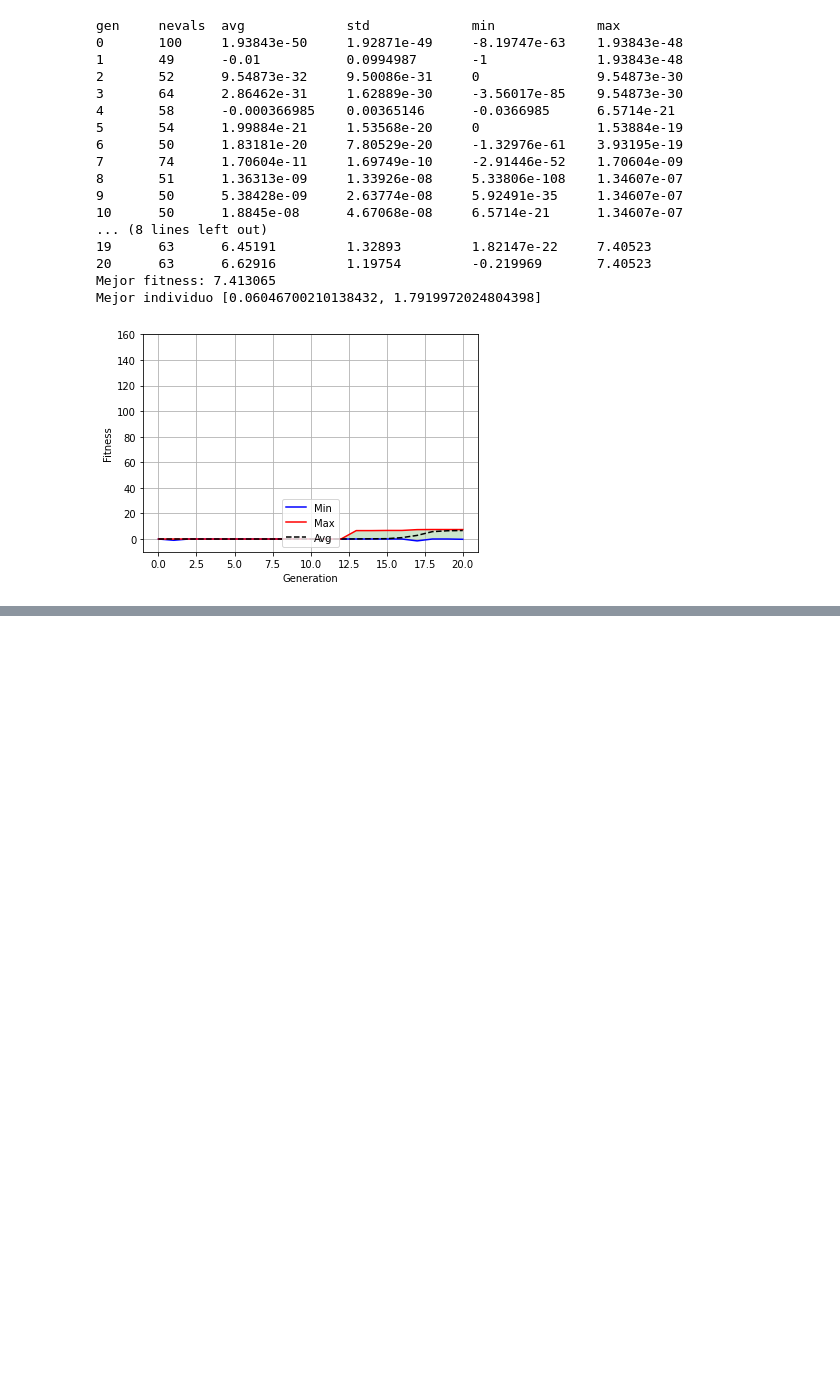
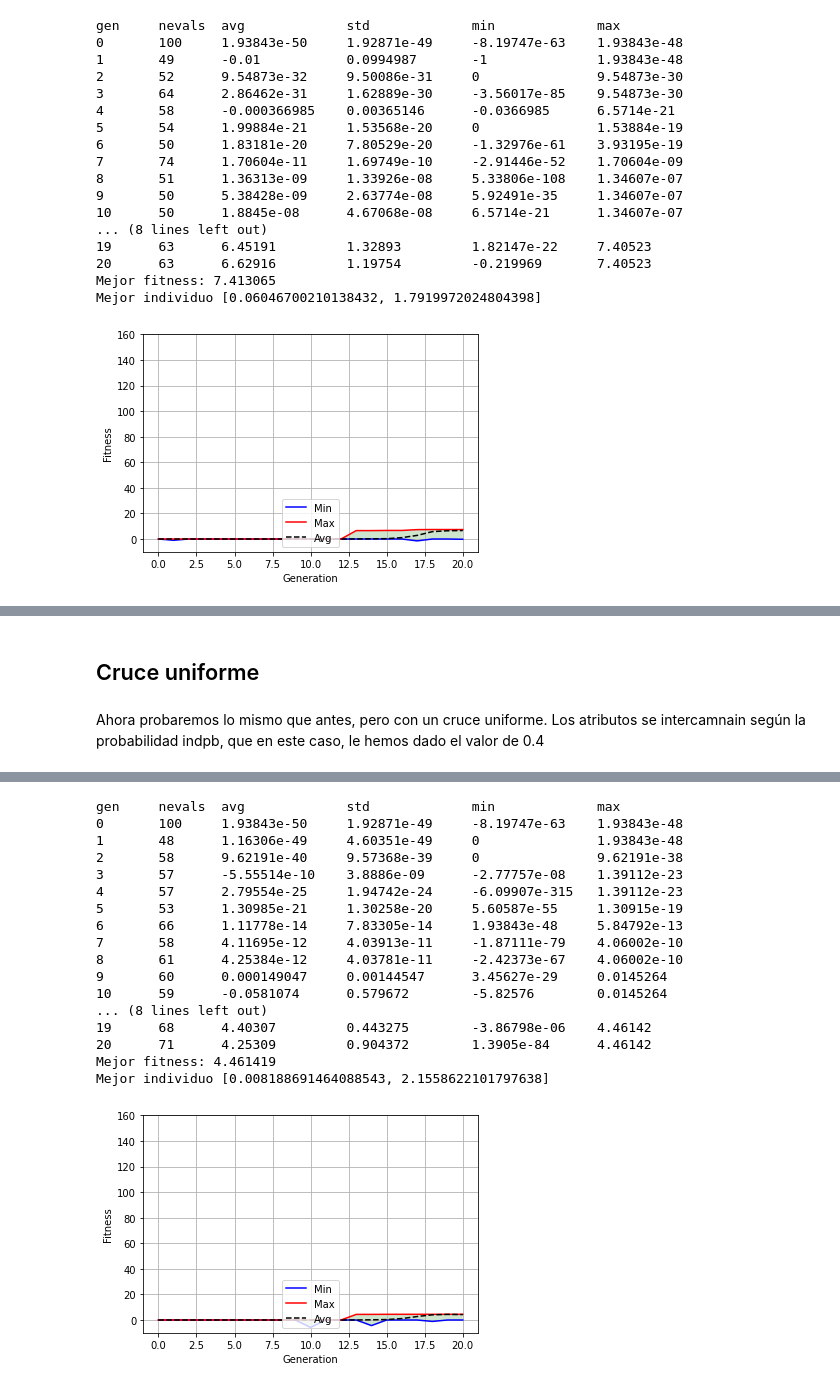
Before and after one commit to Yedramartinolmos/ENCONTRAR_MAXIMOS, a Jupyter notebook: ALGORITMO_GENETICO.ipynb, the cells around one changed output, grey strips where cells are left out. Cells and saved outputs as stored; diff of their text form; code cells hidden in the pictures; blank space fills up the shorter version.

```diff
--- a/ALGORITMO_GENETICO.ipynb
+++ b/ALGORITMO_GENETICO.ipynb
@@ -270,0 +360,4 @@ Mejor individuo [0.06046700210138432, 1.7919972024804398]
+# %% [markdown]
+## Cruce uniforme
+# %% [markdown]
+Ahora probaremos lo mismo que antes, pero con un cruce uniforme. Los atributos se intercamnain según la probabilidad indpb, que en este caso, le hemos dado el valor de 0.4
@@ -270,0 +371,44 @@ Mejor individuo [0.06046700210138432, 1.7919972024804398]
+# %%
+def plot_evolucion(log):
+    """
+    Representa la evolución del mejor individuo en cada generación
+    """
+    gen = log.select("gen")
+    fit_mins = log.select("min")
+    fit_maxs = log.select("max")
+    fit_ave = log.select("avg")
+
+    fig, ax1 = plt.subplots()
+    ax1.plot(gen, fit_mins, "b")
+    ax1.plot(gen, fit_maxs, "r")
+    ax1.plot(gen, fit_ave, "--k")
+    ax1.fill_between(gen, fit_mins, fit_maxs,
+                     where=fit_maxs >= fit_mins, facecolor='g', alpha = 0.2)
+    ax1.set_xlabel("Generation")
+    ax1.set_ylabel("Fitness")
+    ax1.set_ylim([-10, 160])
+    ax1.legend(["Min", "Max", "Avg"], loc="lower center")
+    plt.grid(True)
+    plt.savefig("Convergencia.eps", dpi = 300)
+# %%
+def main():
+    random.seed(42)
+    CXPB, MUTPB, NGEN = 0.5, 0.2, 20
+    pop = toolbox.population()
+    hof = tools.HallOfFame(1)
+    stats = tools.Statistics(lambda ind: ind.fitness.values)
+    stats.register("avg", np.mean)
+    stats.register("std", np.std)
+    stats.register("min", np.min)
+    stats.register("max", np.max)
+    logbook = tools.Logbook()
+    pop, logbook = algorithms.eaSimple(pop, toolbox, cxpb=CXPB,
+                                       mutpb=MUTPB, ngen=NGEN, stats=stats,
+                                       halloffame=hof, verbose=True)
+    return hof, logbook
+# %%
+best, log = main()
+print("Mejor fitness: %f" %best[0].fitness.values)
+print("Mejor individuo %s" %best[0])
+plot_evolucion(log)
+# %% [output]
@@ -270,0 +418,18 @@ Mejor individuo [0.06046700210138432, 1.7919972024804398]
+gen     nevals  avg             std             min             max
+0       100     1.93843e-50     1.92871e-49     -8.19747e-63    1.93843e-48
+1       48      1.16306e-49     4.60351e-49     0               1.93843e-48
+2       58      9.62191e-40     9.57368e-39     0               9.62191e-38
+3       57      -5.55514e-10    3.8886e-09      -2.77757e-08    1.39112e-23
+4       57      2.79554e-25     1.94742e-24     -6.09907e-315   1.39112e-23
+5       53      1.30985e-21     1.30258e-20     5.60587e-55     1.30915e-19
+6       66      1.11778e-14     7.83305e-14     1.93843e-48     5.84792e-13
+7       58      4.11695e-12     4.03913e-11     -1.87111e-79    4.06002e-10
+8       61      4.25384e-12     4.03781e-11     -2.42373e-67    4.06002e-10
+9       60      0.000149047     0.00144547      3.45627e-29     0.0145264
+10      59      -0.0581074      0.579672        -5.82576        0.0145264
+... (8 lines left out)
+19      68      4.40307         0.443275        -3.86798e-06    4.46142
+20      71      4.25309         0.904372        1.3905e-84      4.46142
+Mejor fitness: 4.461419
+Mejor individuo [0.008188691464088543, 2.1558622101797638]
+[figure, added]
```
Also changed, not shown: parts of 19 cells of this notebook.
